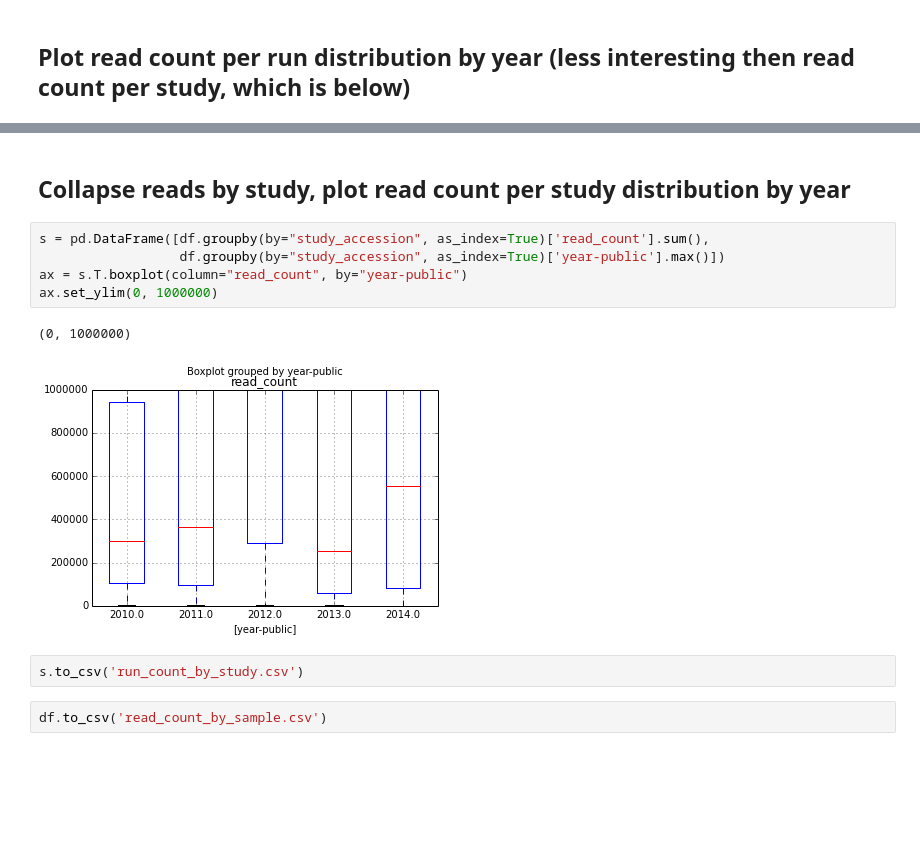
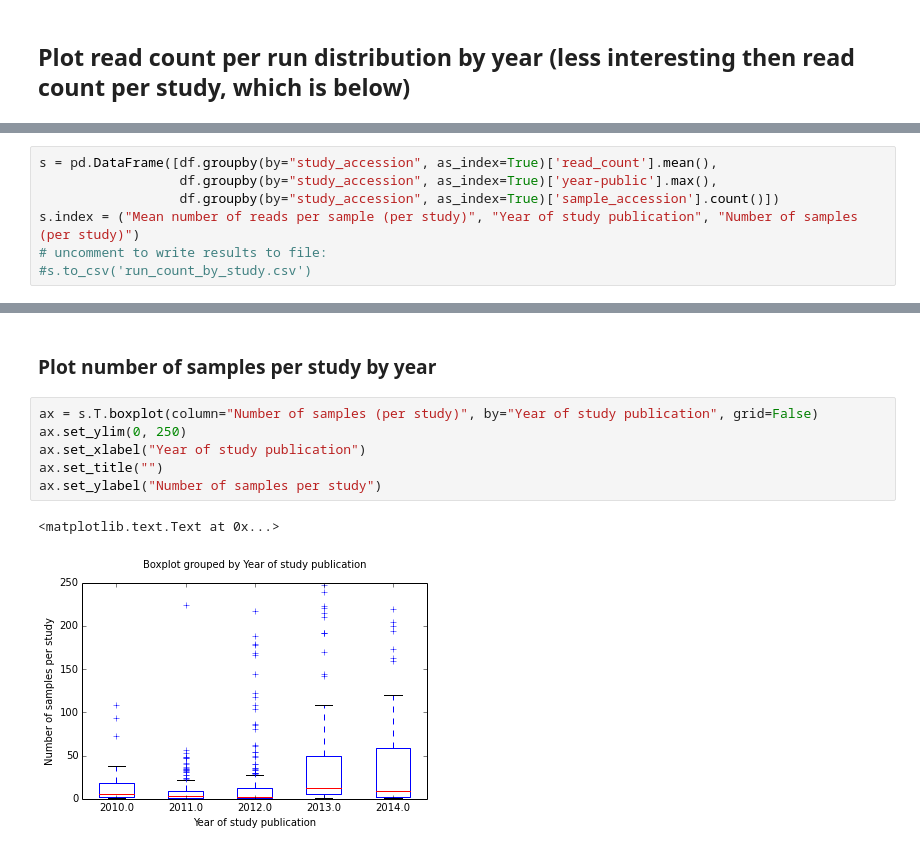
Before and after one commit to gregcaporaso/sketchbook, a Jupyter notebook: 2014.06.25-ebi-rest/notes.ipynb, the cells around one changed output, grey strips where cells are left out. Drawn from its saved outputs; the diff is of its cells as text; blank space fills up the shorter version.

Commit message:
updated results

```diff
--- a/2014.06.25-ebi-rest/notes.ipynb
+++ b/2014.06.25-ebi-rest/notes.ipynb
@@ -114,0 +120,7 @@ ax.set_ylim(0, 1000000)
+# %%
+s = pd.DataFrame([df.groupby(by="study_accession", as_index=True)['read_count'].mean(),
+                  df.groupby(by="study_accession", as_index=True)['year-public'].max(),
+                  df.groupby(by="study_accession", as_index=True)['sample_accession'].count()])
+s.index = ("Mean number of reads per sample (per study)", "Year of study publication", "Number of samples (per study)")
+# uncomment to write results to file:
+#s.to_csv('run_count_by_study.csv')
@@ -115,14 +135,11 @@ ax.set_ylim(0, 1000000)
 # %% [markdown]
-## Collapse reads by study, plot read count per study distribution by year
+### Plot number of samples per study by year
-# %%
-s = pd.DataFrame([df.groupby(by="study_accession", as_index=True)['read_count'].sum(),
-                  df.groupby(by="study_accession", as_index=True)['year-public'].max()])
-ax = s.T.boxplot(column="read_count", by="year-public")
-ax.set_ylim(0, 1000000)
-# %% [output]
-(0, 1000000)
-[figure, removed]
-# %%
-s.to_csv('run_count_by_study.csv')
-# %%
-df.to_csv('read_count_by_sample.csv')
+# %%
+ax = s.T.boxplot(column="Number of samples (per study)", by="Year of study publication", grid=False)
+ax.set_ylim(0, 250)
+ax.set_xlabel("Year of study publication")
+ax.set_title("")
+ax.set_ylabel("Number of samples per study")
+# %% [output]
+<matplotlib.text.Text at 0x...>
+[figure, added]
```
Also changed, not shown: parts of 5 cells of this notebook, 1 other file.
